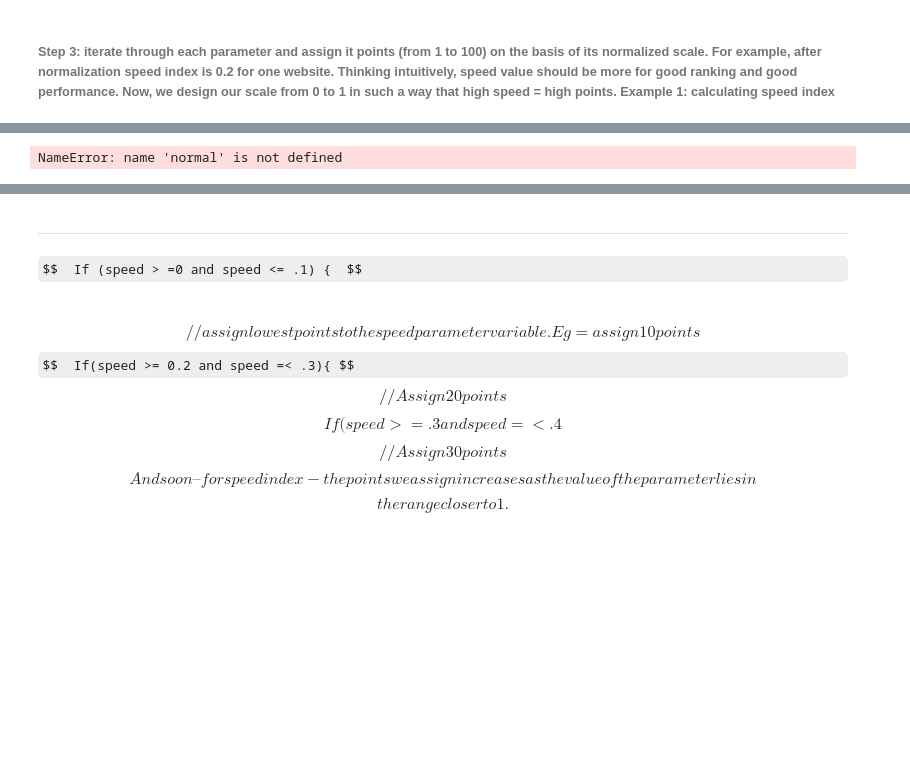
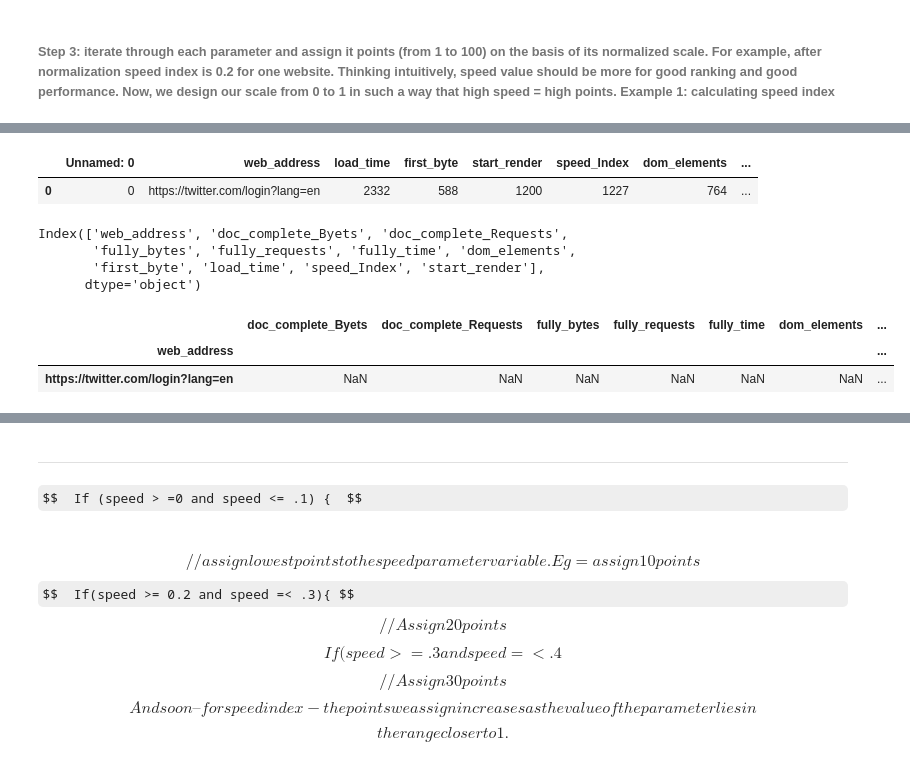
Before and after one commit to kirubeltadesse/Webpageranking, a Jupyter notebook: model.ipynb, the cells around one changed output, grey strips where cells are left out. Drawn from its saved outputs; the diff is of its cells as text; code cells hidden in the pictures; some formulas as TeX source; blank space fills up the shorter version.

```diff
--- a/model.ipynb
+++ b/model.ipynb
@@ -252,4 +284,47 @@ ModuleNotFoundError: No module named 'sklearn'
-# %%
-normal(time,"nor_time")
-# %% [output]
-NameError: name 'normal' is not defined
+# %%
+from sklearn import preprocessing
+
+def normal(df_set, name, nor_to = "Not passed"):
+
+    min_max_scaler = preprocessing.MinMaxScaler()
+
+
+    if(isinstance(nor_to, pd.DataFrame)):
+
+        # reordering the columne of the input
+        new_order = new_order = [1,8,7,11,10,9,6,3,2,5,4,]
+        df_set = df_set[df_set.columns[new_order]]
+        # renaming the index
+        df_set = df_set.rename(columns = {'web_address': 'Site name'})
+        data = df_set[list(df_set.columns)[1:]]
+        x = nor_to[list(nor_to.columns)[1:]]
+        scaled = min_max_scaler.fit(x)
+
+        x_scaled = min_max_scaler.transform(data)
+        Columns = [list(nor_to.columns)[1:]]
+
+    elif(nor_to == "value"):
+        new_order = new_order = [1,8,7,11,10,9,6,3,2,5,4,]
+        df_set = df_set[df_set.columns[new_order]]
+        # renaming the index
+        x_scaled = df_set.rename(columns = {'web_address': 'Site name'})
+        Columns = [list(nor_to.columns)[1:]]
+
+    else:
+        x = df_set[list(df_set.columns)[1:]]
+        x_scaled = min_max_scaler.fit_transform(x)
+        Columns = [list(df_set.columns)[1:]]
+
+
+
+
+    df = pd.DataFrame(x_scaled,index=df_set[list(df_set.columns)[0]], columns=Columns)
+    df.to_csv('./bokeh_app/data/'+name+'.csv')
+    return df
+# %%
+ usrweb = pd.read_csv('./webranking/bokeh_app/data/modeldata.csv')
+# %%
+usrweb
+# %% [output]
+|  | Unnamed: 0 | web_address | load_time | first_byte | start_render | speed_Index | dom_elements | ... |
+| 0 | 0 | https://twitter.com/login?lang=en | 2332 | 588 | 1200 | 1227 | 764 | ... |
@@ -255,0 +336,13 @@ NameError: name 'normal' is not defined
+# %%
+test.columns
+# %% [output]
+Index(['web_address', 'doc_complete_Byets', 'doc_complete_Requests',
+       'fully_bytes', 'fully_requests', 'fully_time', 'dom_elements',
+       'first_byte', 'load_time', 'speed_Index', 'start_render'],
+      dtype='object')
+# %%
+normal(usrweb, "Wehaever", nor_to="value")
+# %% [output]
+|  | doc_complete_Byets | doc_complete_Requests | fully_bytes | fully_requests | fully_time | dom_elements | ... |
+| web_address |  |  |  |  |  |  | ... |
+| https://twitter.com/login?lang=en | NaN | NaN | NaN | NaN | NaN | NaN | ... |
```
Also changed, not shown: parts of 24 cells of this notebook, 9 other files.
